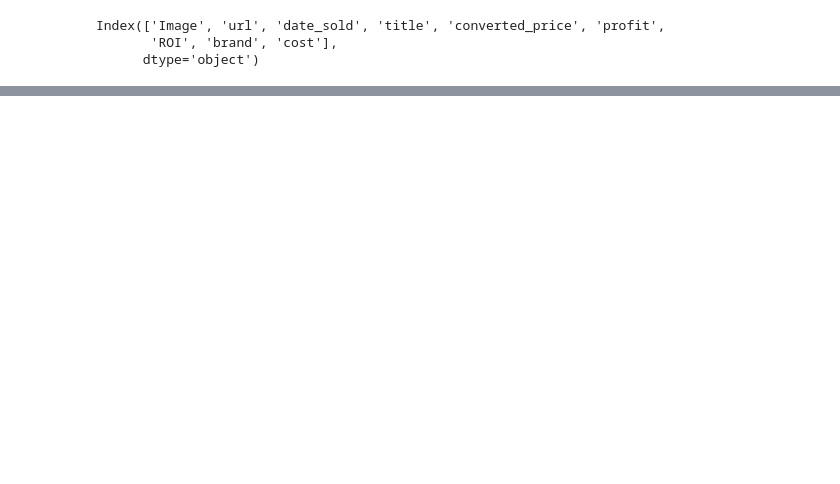
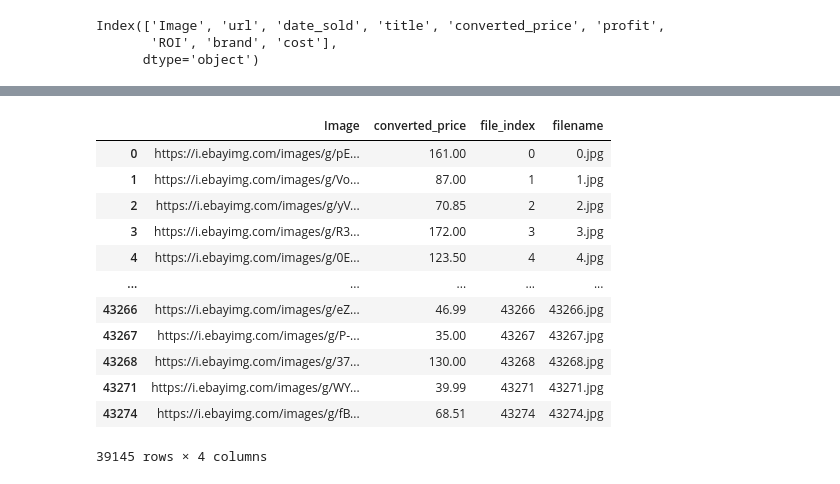
Before and after one commit to ddey117/Neural_Network_Predicting_Reseller_Success_Ebay, a Jupyter notebook: Predicting_Reseller_Success_Ebay-Copy1.ipynb, the cells around one changed output, grey strips where cells are left out. Cells and saved outputs as stored; diff of their text form; code cells hidden in the pictures; blank space fills up the shorter version.

```diff
--- a/Predicting_Reseller_Success_Ebay-Copy1.ipynb
+++ b/Predicting_Reseller_Success_Ebay-Copy1.ipynb
@@ -1752,5 +1757,10 @@ def download(row):
+# %%
+df_imgs = df_sold.drop(['title', 'url',
+                        'date_sold', 'profit',
+                        'ROI', 'brand', 'cost'],
+                         axis=1).copy()
 # %%
-df['file_index'] = df.index.values
-df['file_index'] = df['file_index'].astype(str)
+df_imgs['file_index'] = df_imgs.index.values
+df_imgs['file_index'] = df_imgs['file_index'].astype(str)
 # %%
-df['filename'] = df['file_index'] + '.jpg'
+df_imgs['filename'] = df_imgs['file_index'] + '.jpg'
@@ -1790,6 +1798,22 @@ df['filename']
 # ax.set_title("Image Resolution")
 # ax.set_xlabel("Width", size=14)
 # ax.set_ylabel("Height", size=14);
+# %%
+df_imgs
+# %% [output]
+|  | Image | converted_price | file_index | filename |
+| 0 | https://i.ebayimg.com/images/g/pE... | 161.00 | 0 | 0.jpg |
+| 1 | https://i.ebayimg.com/images/g/Vo... | 87.00 | 1 | 1.jpg |
+| 2 | https://i.ebayimg.com/images/g/yV... | 70.85 | 2 | 2.jpg |
+| 3 | https://i.ebayimg.com/images/g/R3... | 172.00 | 3 | 3.jpg |
+| 4 | https://i.ebayimg.com/images/g/0E... | 123.50 | 4 | 4.jpg |
+| ... | ... | ... | ... | ... |
+| 43266 | https://i.ebayimg.com/images/g/eZ... | 46.99 | 43266 | 43266.jpg |
+| 43267 | https://i.ebayimg.com/images/g/P-... | 35.00 | 43267 | 43267.jpg |
+| 43268 | https://i.ebayimg.com/images/g/37... | 130.00 | 43268 | 43268.jpg |
+| 43271 | https://i.ebayimg.com/images/g/WY... | 39.99 | 43271 | 43271.jpg |
+| 43274 | https://i.ebayimg.com/images/g/fB... | 68.51 | 43274 | 43274.jpg |
+39145 rows × 4 columns
 # %%
 def download(row):
     filename = row.filepath
```
Also changed, not shown: parts of 57 cells of this notebook.
